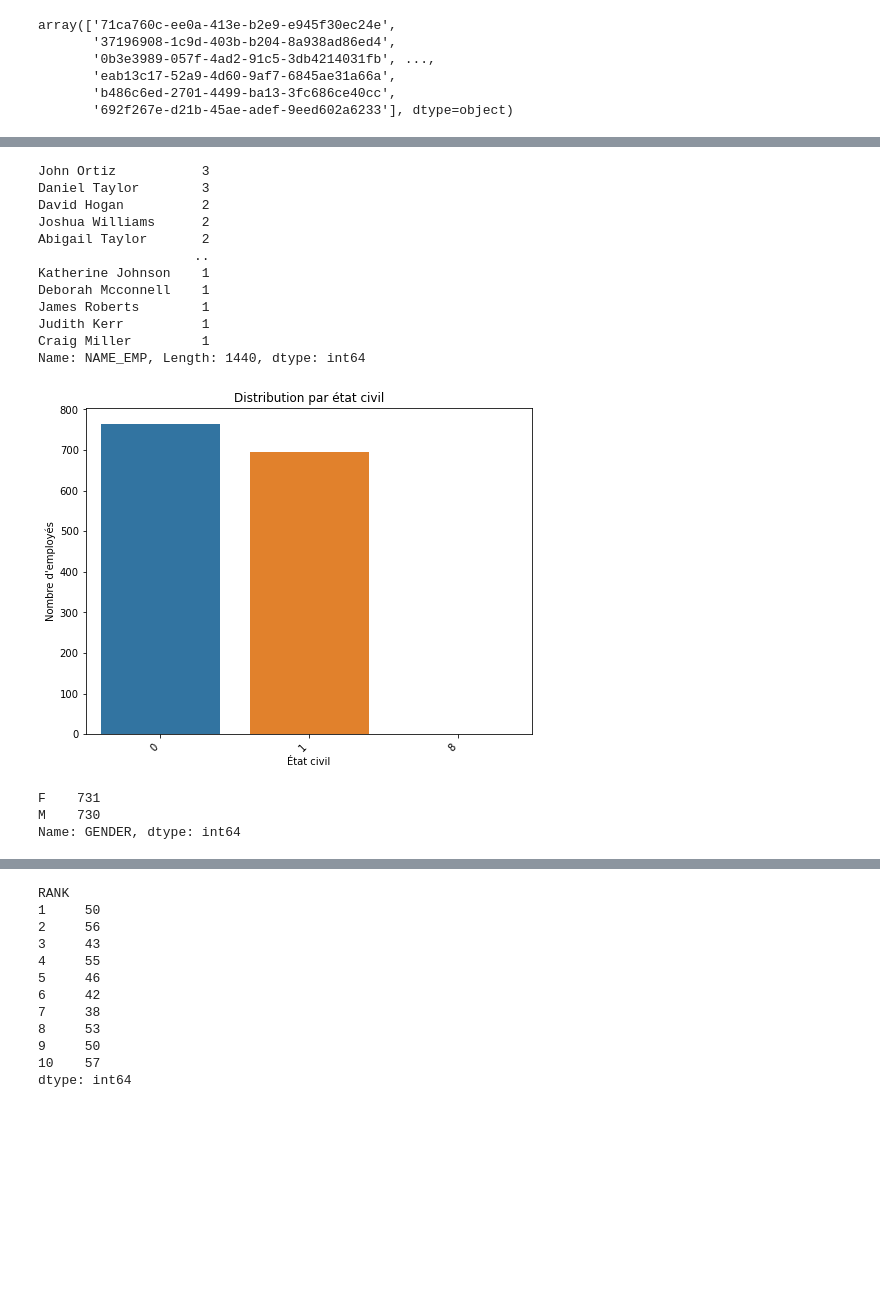
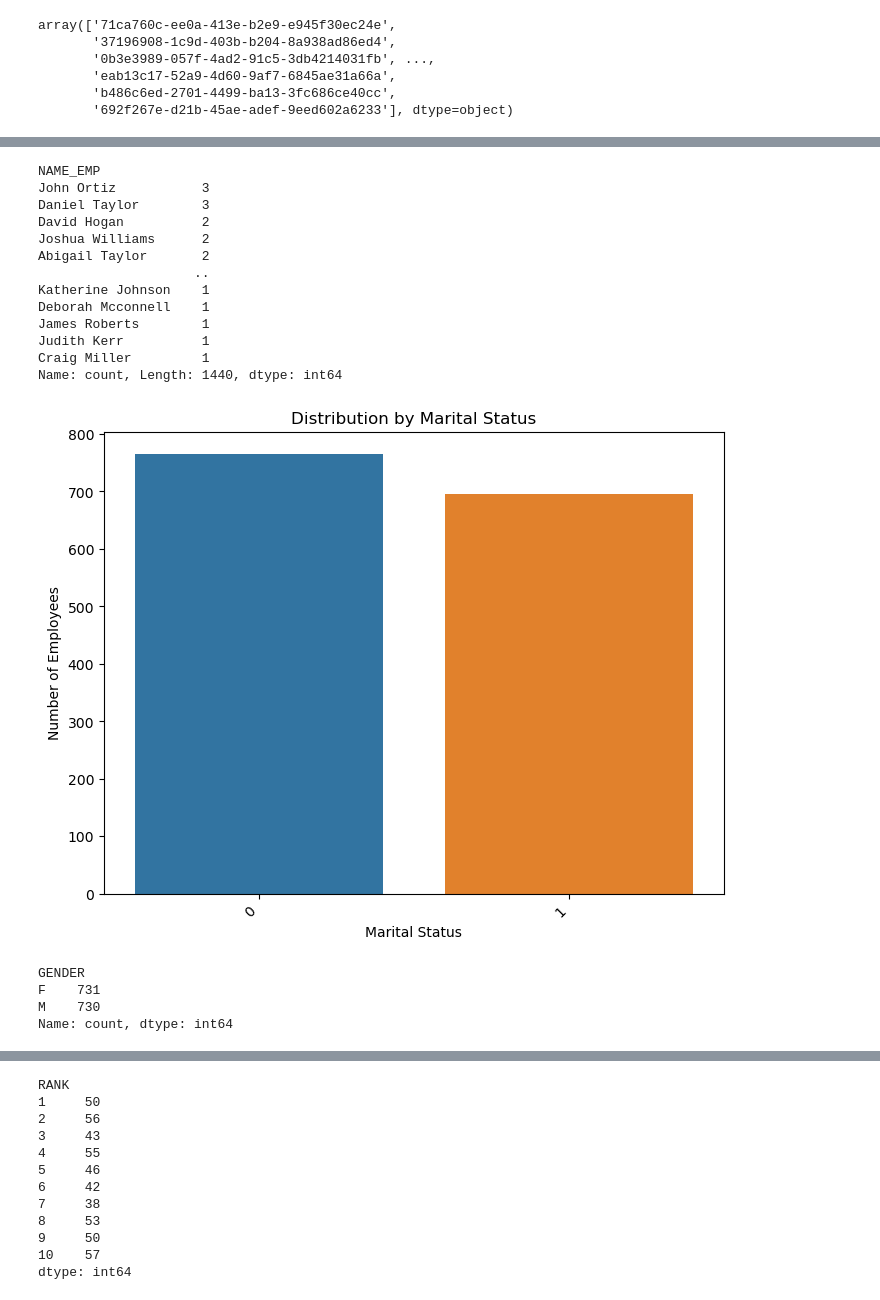
Before and after one commit to norchene-kthiri/data-analysis-project, a Jupyter notebook: EDA/EMP.ipynb, the cells around one changed output, grey strips where cells are left out. Cells and saved outputs as stored; diff of their text form; code cells hidden in the pictures; blank space fills up the shorter version.

```diff
--- a/EDA/EMP.ipynb
+++ b/EDA/EMP.ipynb
@@ -8,7 +8,7 @@ import warnings
 warnings.filterwarnings('ignore')
 # %%
 #Load the data
-df = pd.read_excel('C:/Users/nassi/OneDrive - ESPRIT/PA-PI/[Human Ressources] Employee Insight Hub Unleashing Strategic HR Analytics/emp_data.xlsx')
+df = pd.read_excel('C:/Users/norch/OneDrive/Desktop/AIrteam/Data-analysis-project/DATA/emp_data.xlsx')
 # %%
 #View the data
 df.head()
@@ -184,8 +187,9 @@ outlier_limit = 3 * mad_marital
 outliers_marital = df[abs(df['MARITAL_STATUS'] - median_marital) > outlier_limit]
 # %%
-# Afficher la fréquence des catégories dans la colonne 'Nom_de_la_colonne'
+# Display the frequency of categories in the column 'NAME_EMP'
 print(df['NAME_EMP'].value_counts())
 # %% [output]
+NAME_EMP
 John Ortiz           3
 Daniel Taylor        3
 David Hogan          2
@@ -197,27 +201,28 @@ Deborah Mcconnell    1
 James Roberts        1
 Judith Kerr          1
 Craig Miller         1
-Name: NAME_EMP, Length: 1440, dtype: int64
+Name: count, Length: 1440, dtype: int64
 # %%
-# Analyse de la distribution par état civil
+# Analysis of the distribution by marital status
 marital_status_distribution = df['MARITAL_STATUS'].value_counts()
 
-# Affichage de la distribution
+# Display the distribution
 plt.figure(figsize=(8, 6))
 sns.barplot(x=marital_status_distribution.index, y=marital_status_distribution.values)
-plt.title('Distribution par état civil')
-plt.xlabel('État civil')
-plt.ylabel('Nombre d\'employés')
+plt.title('Distribution by Marital Status')
+plt.xlabel('Marital Status')
+plt.ylabel('Number of Employees')
 plt.xticks(rotation=45, ha='right')
 plt.show()
 # %% [output]
-[figure, old version]
+[figure, new version]
 # %%
-# Afin d'obtenir une idée sur le nombre d'occurence de chaque sexe dans notre entreprise.
+# To get an idea of the number of occurrences of each gender in our company.
 GENDER_counts = df['GENDER'].value_counts()
-print(GENDER_counts )
+print(GENDER_counts)
 # %% [output]
+GENDER
 F    731
 M    730
-Name: GENDER, dtype: int64
+Name: count, dtype: int64
 # %%
```
Also changed, not shown: parts of 29 cells of this notebook, 25 other files.
